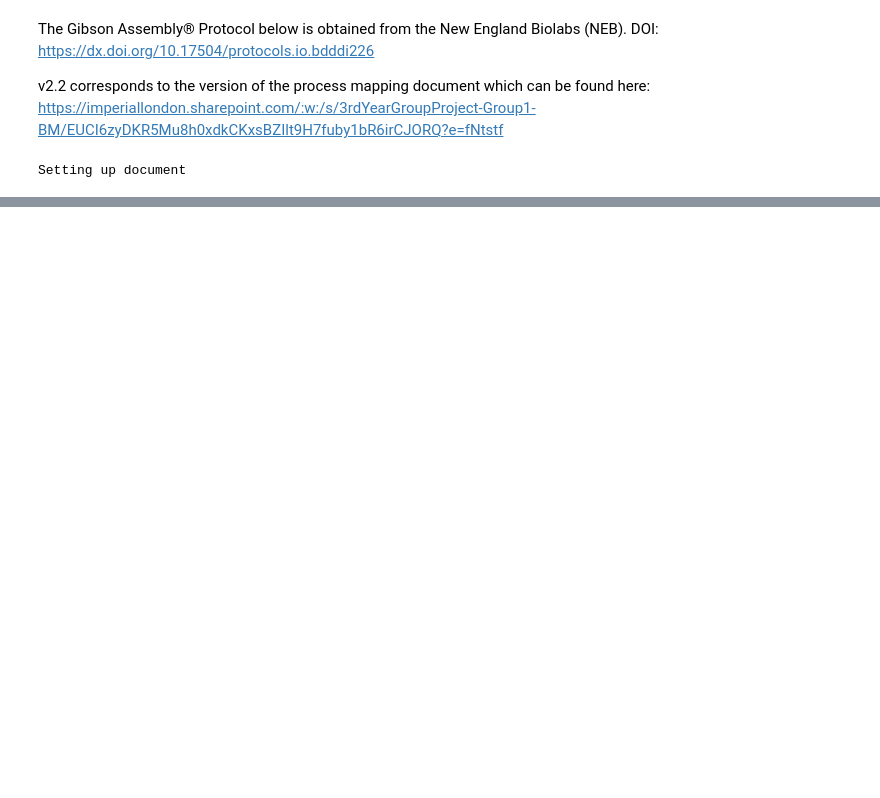
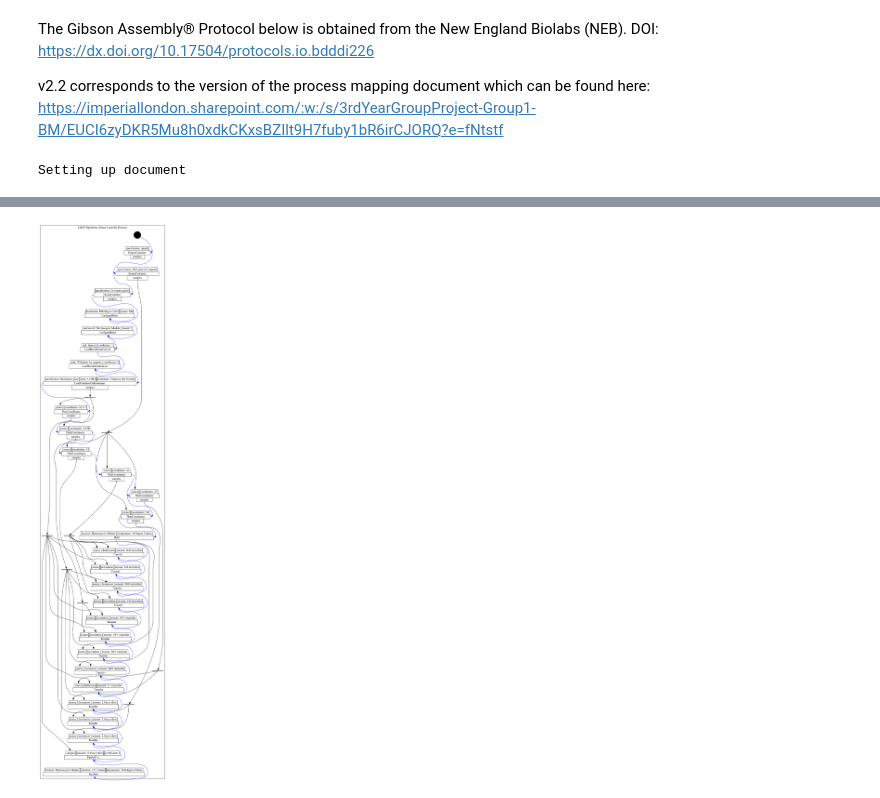
Before and after one commit to jeytseloh/BMEY3_LabAutomationGroupProject, a Jupyter notebook: LabOP_dev/Gibson/LabOP_gibson_v2.2.ipynb, the cells around one changed output, grey strips where cells are left out. Cells and saved outputs as stored; diff of their text form; code cells hidden in the pictures; blank space fills up the shorter version.

```diff
--- a/LabOP_dev/Gibson/LabOP_gibson_v2.2.ipynb
+++ b/LabOP_dev/Gibson/LabOP_gibson_v2.2.ipynb
@@ -215,6 +247,16 @@ incubate = protocol.primitive_step('Incubate',
                                    duration=sbol3.Measure(15,tyto.OM.minute),
                                    temperature=sbol3.Measure(50,tyto.OM.degree_Celsius))
 incubate.name = 'Incubate at 50 degrees Celsius for 15 minutes'
+# %%
+out_dir = os.path.join(os.path.abspath(""), "test")
+if not os.path.exists(out_dir):
+    os.mkdir(out_dir)
+
+protocol.to_dot().render(filename=os.path.join(out_dir,protocol.display_name), format='png')
+
+Image(os.path.join(out_dir, protocol.display_name+".png"))
+# %% [output]
+[figure, added]
 # %%
 filename = 'ot2_gibson_assembly_labop'
 agent = sbol3.Agent('ot2_machine', name='OT2 Machine')
```
Also changed, not shown: parts of 9 cells of this notebook, 2 other files.
